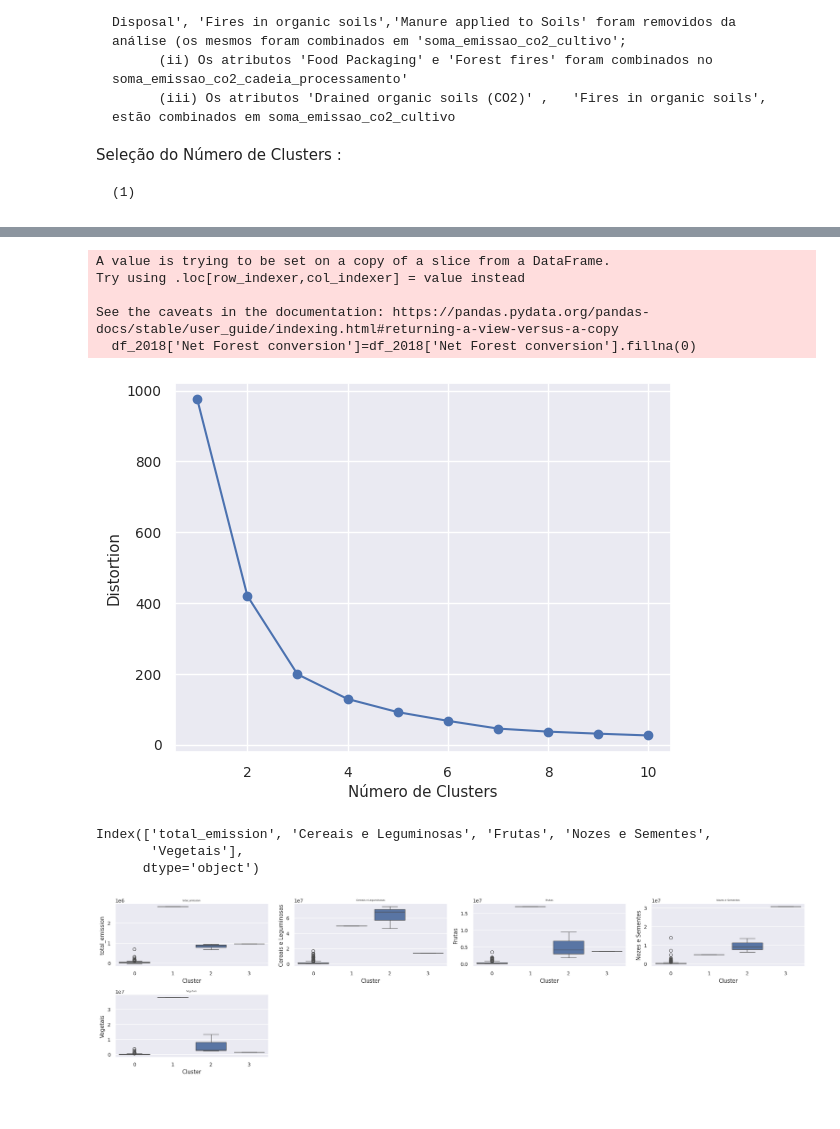
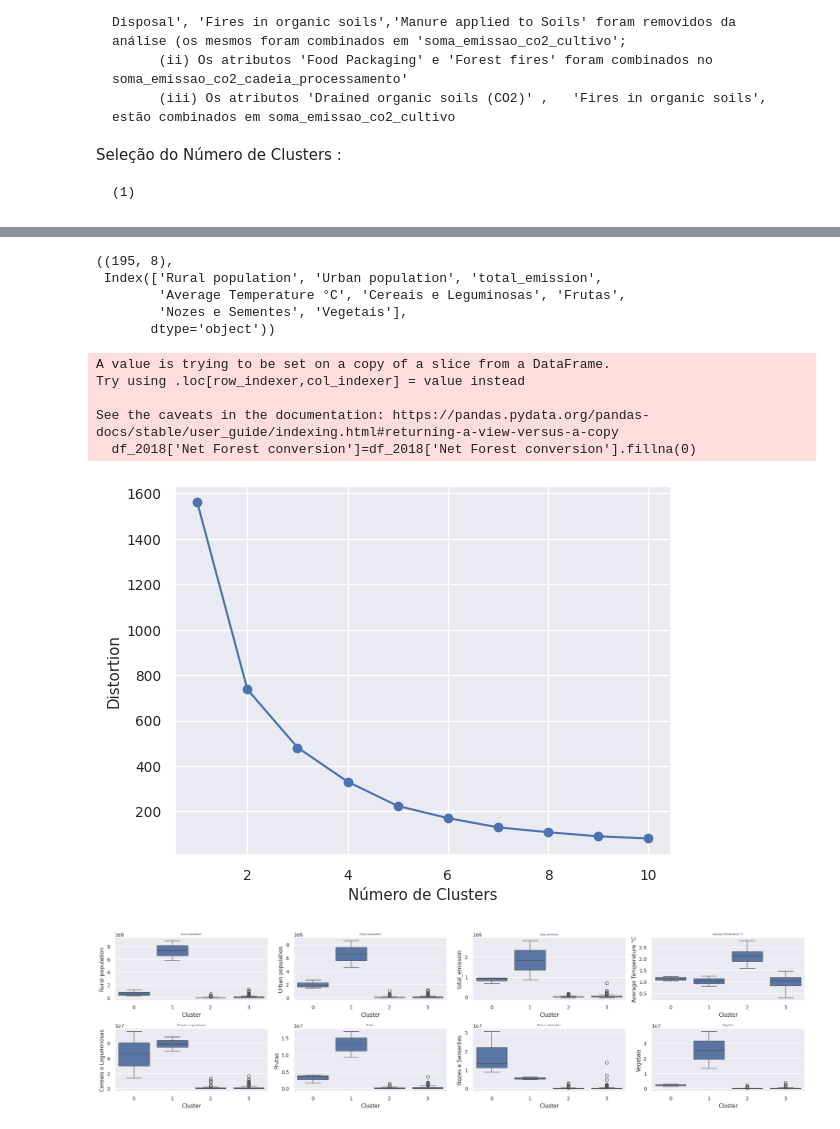
Before and after one commit to geraldoferreira1963/MVP_-An-lise-de-Dados-e-Boas-Pr-ticas, a Jupyter notebook: MVP_1_Analise_Dados_v4.ipynb, the cells around one changed output, grey strips where cells are left out. Saved outputs shown, nothing was run; the diff lists cells and outputs as text; code cells hidden in the pictures.

```diff
--- a/MVP_1_Analise_Dados_v4.ipynb
+++ b/MVP_1_Analise_Dados_v4.ipynb
@@ -161,7 +165,7 @@ def analisar_diferenca_paises (df_1, coluna_pais_df_1,df_2,coluna_pais_df_2):
 
 def formatacao(x):
   if isinstance(x, float):
-    return '{:,.2f}'.format(x).replace(',', 'X').replace('.', ',').replace('X', '.')
+    return '{:,.0f}'.format(x).replace(',', 'X').replace('.', ',').replace('X', '.')
   else:
       return x
 
@@ -606,46 +627,55 @@ Seleção do Número de Clusters :
+# %%
+df_sc.shape,df_sc.columns
+# %% [output]
+((195, 8),
+ Index(['Rural population', 'Urban population', 'total_emission',
+        'Average Temperature °C', 'Cereais e Leguminosas', 'Frutas',
+        'Nozes e Sementes', 'Vegetais'],
+       dtype='object'))
 # %%
 df_2018=df[df['Year']==2018]
 df_2018['Net Forest conversion']=df_2018['Net Forest conversion'].fillna(0)
 
 df_2018=df_2018.dropna(axis=1)
 
-df_clus=df_2018.drop(['Area','Year','Urban population', 'Total Population - Male','Total Population - Female',
-                      'Total','Savanna fires', 'Forest fires','Average Temperature °C', 'Food Packaging','Fires in humid tropical forests',
-                      'Food Processing','Agrifood Systems Waste Disposal','Pesticides Manufacturing','Fertilizers Manufacturing',
-                      'Drained organic soils (CO2)', 'Fires in organic soils',
-                      'Rice Cultivation', 'Food Transport', 'Net Forest conversion','Food Retail', 'On-farm Electricity Use',
-                      'Rural population', 'soma_emissao_co2_cultivo', 'soma_emissao_co2_incendio',
-                      'soma_emissao_co2_cadeia_processamento', 'soma_emissao_co2_fornecimento_insumos'
-                      ],axis=1)
+df_clus=df_2018.drop(['Area','Year','Total', 'soma_emissao_co2_cultivo',
+                      'soma_emissao_co2_incendio','soma_emissao_co2_cadeia_processamento',
+                      'soma_emissao_co2_fornecimento_insumos','Savanna fires', 'Forest fires',
+                      'Rice Cultivation','Drained organic soils (CO2)', 'Pesticides Manufacturing',
+                      'Food Transport', 'Net Forest conversion', 'Food Retail',
+                      'On-farm Electricity Use', 'Food Packaging','Agrifood Systems Waste Disposal',
+                      'Food Processing','Fertilizers Manufacturing', 'Fires in organic soils',
+                      'Fires in humid tropical forests','Total Population - Male',
+                      'Total Population - Female',],axis=1)
 
-sc = StandardScaler()
+padronizar_atributos = StandardScaler()
 
-df_sc = sc.fit_transform(df_clus)
+df_sc = padronizar_atributos.fit_transform(df_clus)
 
 df_sc = pd.DataFrame(df_sc, columns=df_clus.columns)
 
-distortions = []
+distancia_total = []
 
 for i  in range(1,11):
     km = KMeans(n_clusters=i,
                 init='k-means++',
-                n_init=10,
+                n_init=30,
                 max_iter=300,
-                random_state=0)
+                random_state=3)
     km.fit(df_sc)
-    distortions.append(km.inertia_)
+    distancia_total.append(km.inertia_)
 
-plt.plot(range(1,11),distortions,marker='o')
+plt.plot(range(1,11),distancia_total,marker='o')
 plt.xlabel('Número de Clusters')
 plt.ylabel('Distortion')
 plt.show()
 # %% [output]
 A value is trying to be set on a copy of a slice from a DataFrame.
 Try using .loc[row_indexer,col_indexer] = value instead
 
 See the caveats in the documentation: https://pandas.pydata.org/pandas-docs/stable/user_guide/indexing.html#returning-a-view-versus-a-copy
   df_2018['Net Forest conversion']=df_2018['Net Forest conversion'].fillna(0)
-[figure, old version]
+[figure, new version]
 # %%
 # Decorrente da análise da curva é definido 6 clusters
 
@@ -656,12 +686,6 @@ df_clus['Area']=df_2018['Area']
 df_clus['Cluster']=cluster
 clus_col=df_clus.columns
 clus_col=clus_col.drop(['Area','Cluster'])
-# %%
-clus_col
-# %% [output]
-Index(['total_emission', 'Cereais e Leguminosas', 'Frutas', 'Nozes e Sementes',
-       'Vegetais'],
-      dtype='object')
 # %%
 fig = plt.figure(figsize=(20,20))
 
@@ -673,4 +697,4 @@ for i in range(len(clus_col)):
 plt.tight_layout()
 plt.show()
 # %% [output]
-[figure, old version]
+[figure, new version]
```
Also changed, not shown: parts of 8 cells of this notebook.
